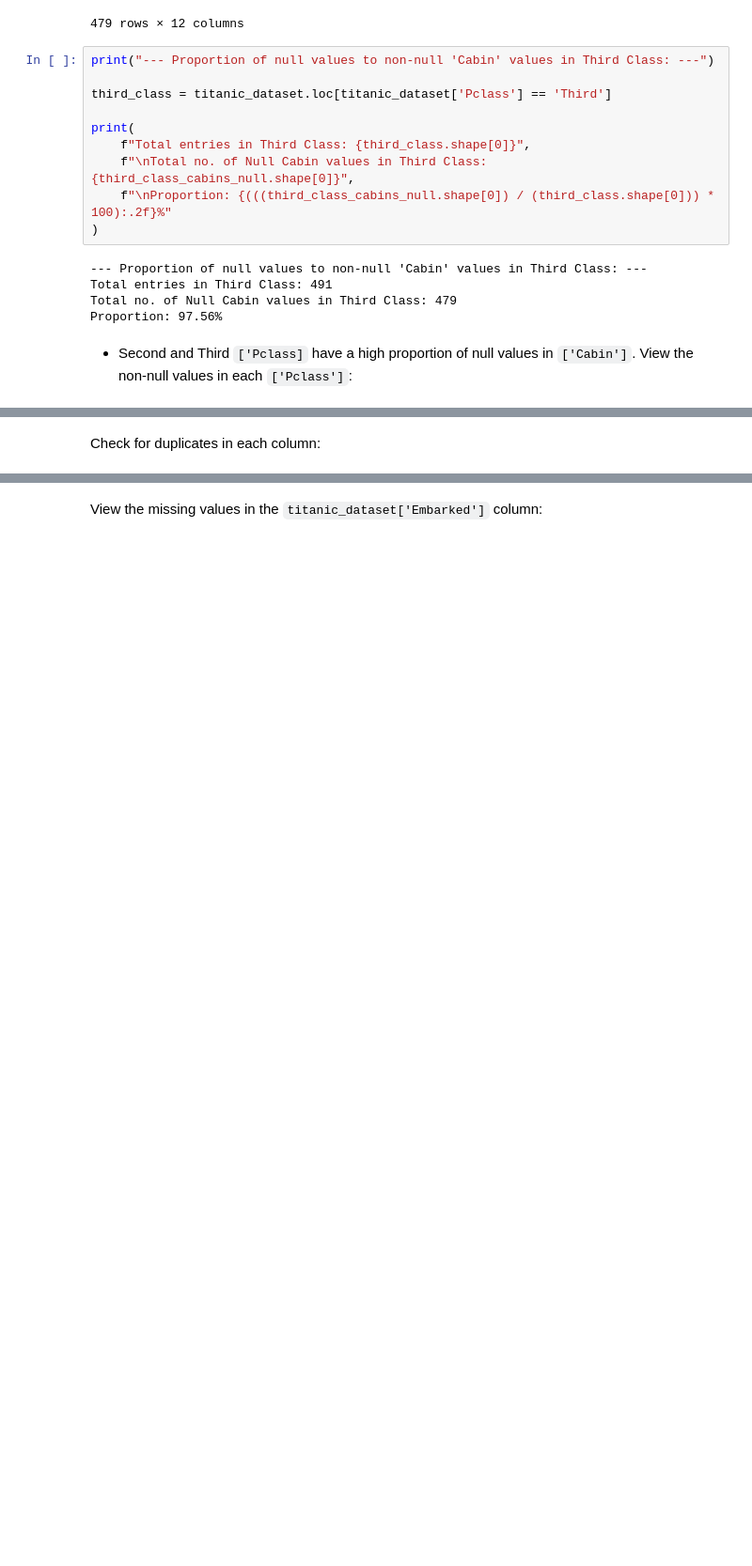
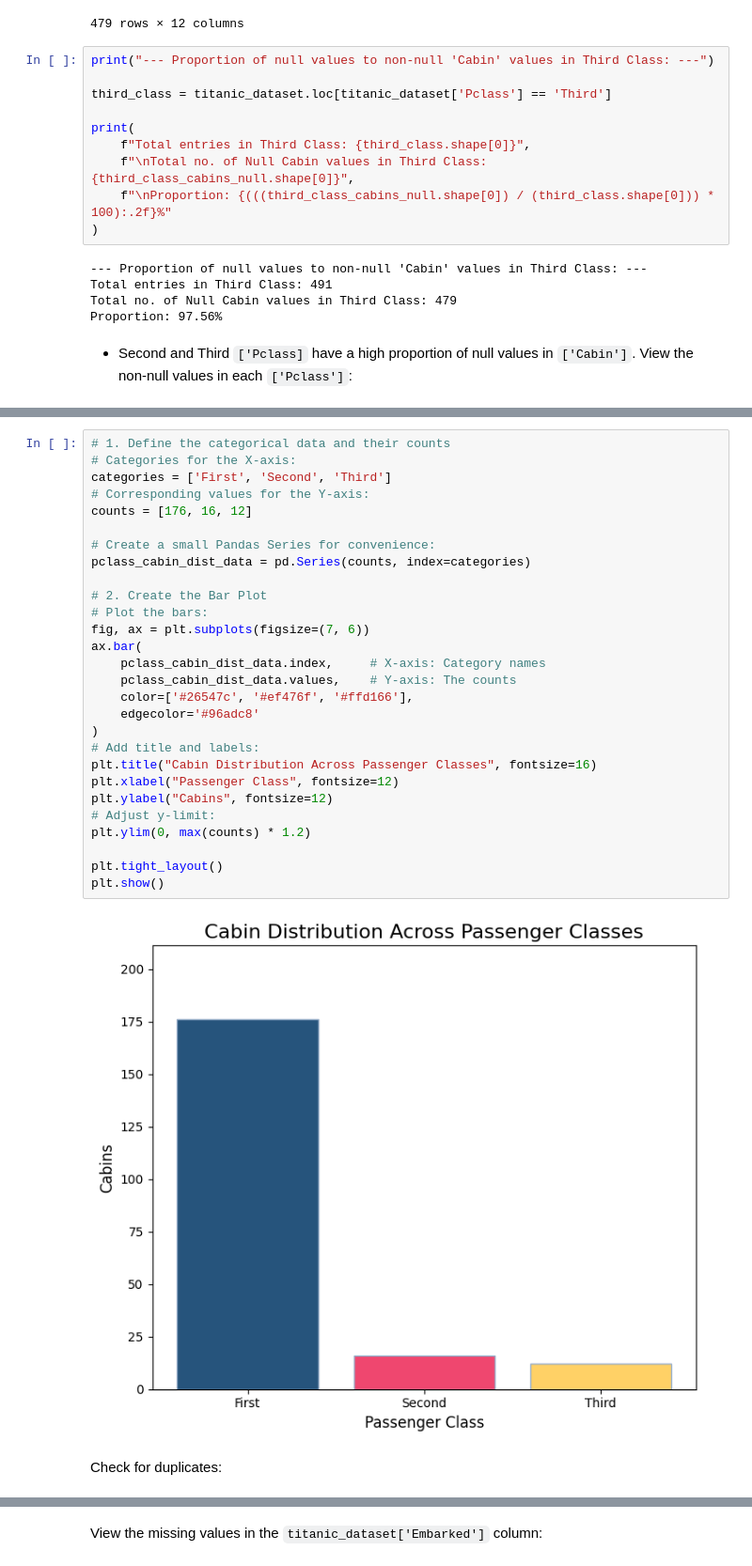
Before and after one commit to nadupoy/Cyber-Shujaa---Exploratory-Data-Analysis, a Jupyter notebook: exploratory_data_analysis.ipynb, the cells around one changed output, grey strips where cells are left out. Shown at 94% size. Cells and saved outputs as stored; diff of their text form; blank space fills up the shorter version.

Commit message:
Plotted cabin distribution across passenger classes.

```diff
--- a/exploratory_data_analysis.ipynb
+++ b/exploratory_data_analysis.ipynb
@@ -439,3 +515,33 @@ titanic_dataset.loc[
+# %%
+# 1. Define the categorical data and their counts
+# Categories for the X-axis:
+categories = ['First', 'Second', 'Third']
+# Corresponding values for the Y-axis:
+counts = [176, 16, 12]
+
+# Create a small Pandas Series for convenience:
+pclass_cabin_dist_data = pd.Series(counts, index=categories)
+
+# 2. Create the Bar Plot
+# Plot the bars:
+fig, ax = plt.subplots(figsize=(7, 6))
+ax.bar(
+    pclass_cabin_dist_data.index,     # X-axis: Category names
+    pclass_cabin_dist_data.values,    # Y-axis: The counts
+    color=['#26547c', '#ef476f', '#ffd166'],
+    edgecolor='#96adc8'
+)
+# Add title and labels:
+plt.title("Cabin Distribution Across Passenger Classes", fontsize=16)
+plt.xlabel("Passenger Class", fontsize=12)
+plt.ylabel("Cabins", fontsize=12)
+# Adjust y-limit:
+plt.ylim(0, max(counts) * 1.2)
+
+plt.tight_layout()
+plt.show()
+# %% [output]
+[figure, added]
 # %% [markdown]
-Check for duplicates in each column:
+Check for duplicates:
 # %%
```
Also changed, not shown: parts of 16 cells of this notebook.
